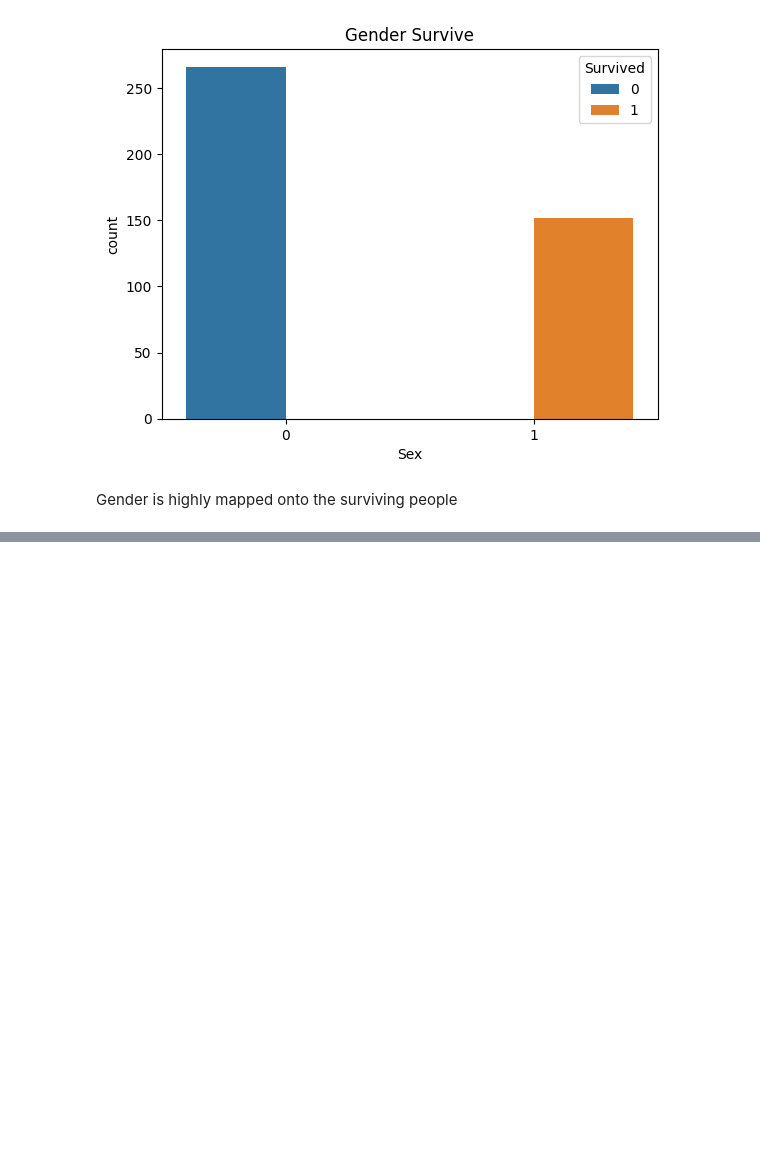
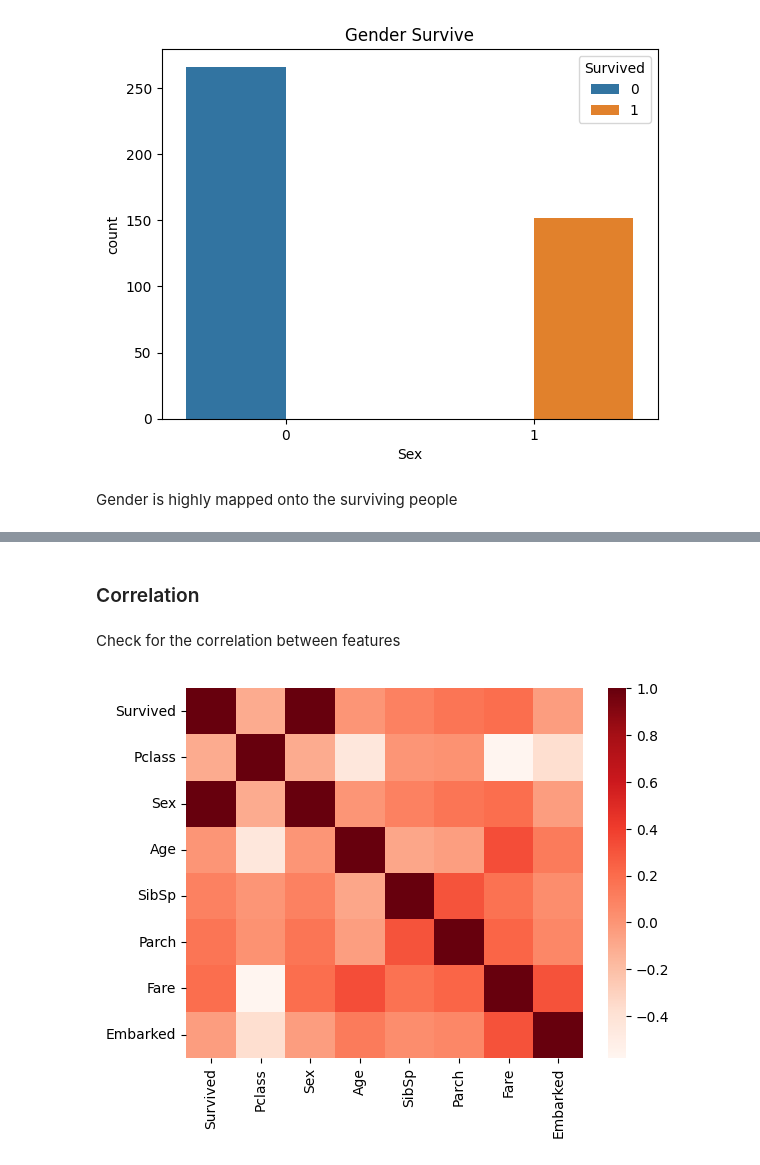
Before and after one commit to hassanabdullah1606/CODSOFT, a Jupyter notebook: Titanic/Final.ipynb, the cells around one changed output, grey strips where cells are left out. Drawn from its saved outputs; the diff is of its cells as text; code cells hidden in the pictures; blank space fills up the shorter version.

```diff
--- a/Titanic/Final.ipynb
+++ b/Titanic/Final.ipynb
@@ -166,0 +185,9 @@ Gender is highly mapped onto the surviving people
+# %% [markdown]
+### Correlation
+# %% [markdown]
+Check for the correlation between features
+# %%
+corr= df.corr()
+sns.heatmap(corr,cmap='Reds');
+# %% [output]
+[figure, added]
```
Also changed, not shown: parts of 37 cells of this notebook.
